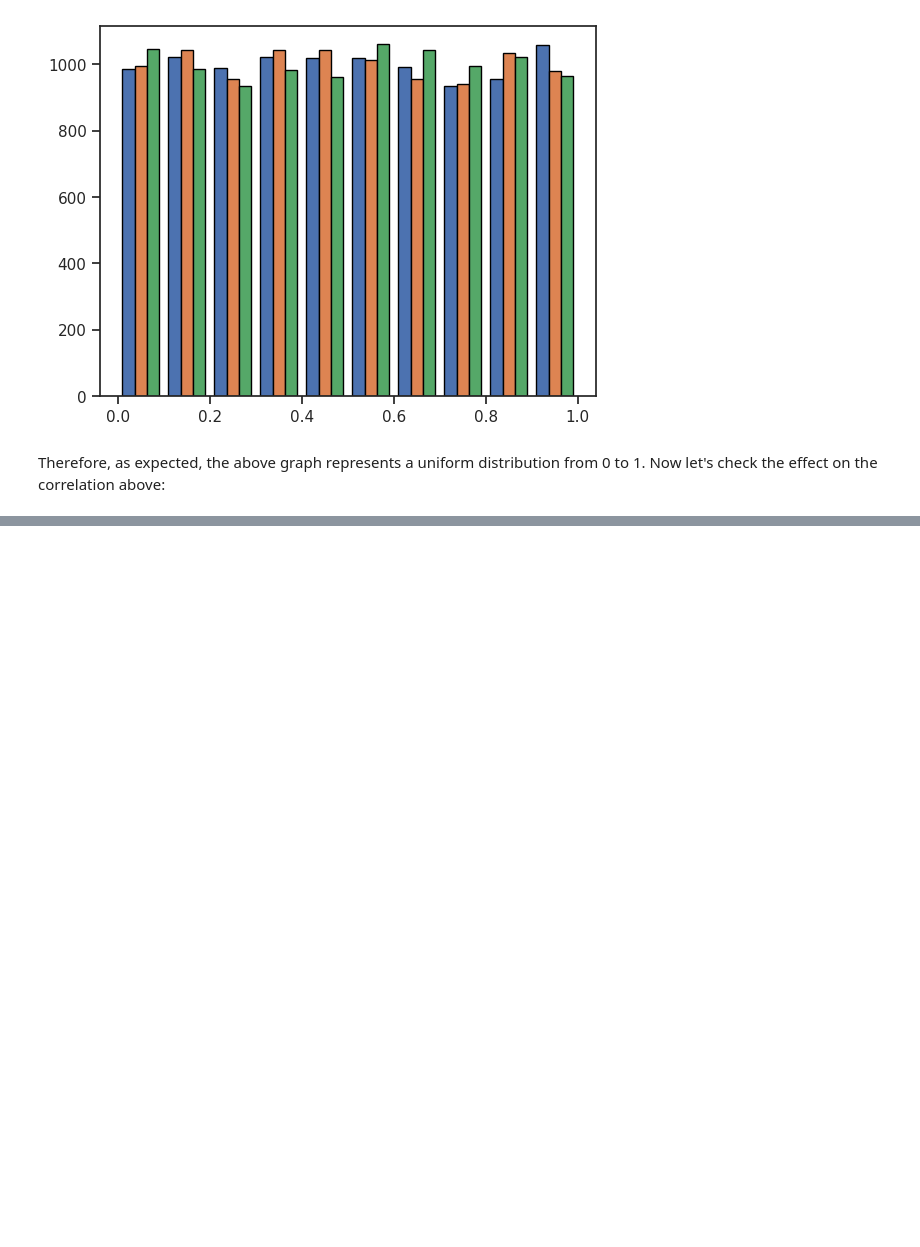
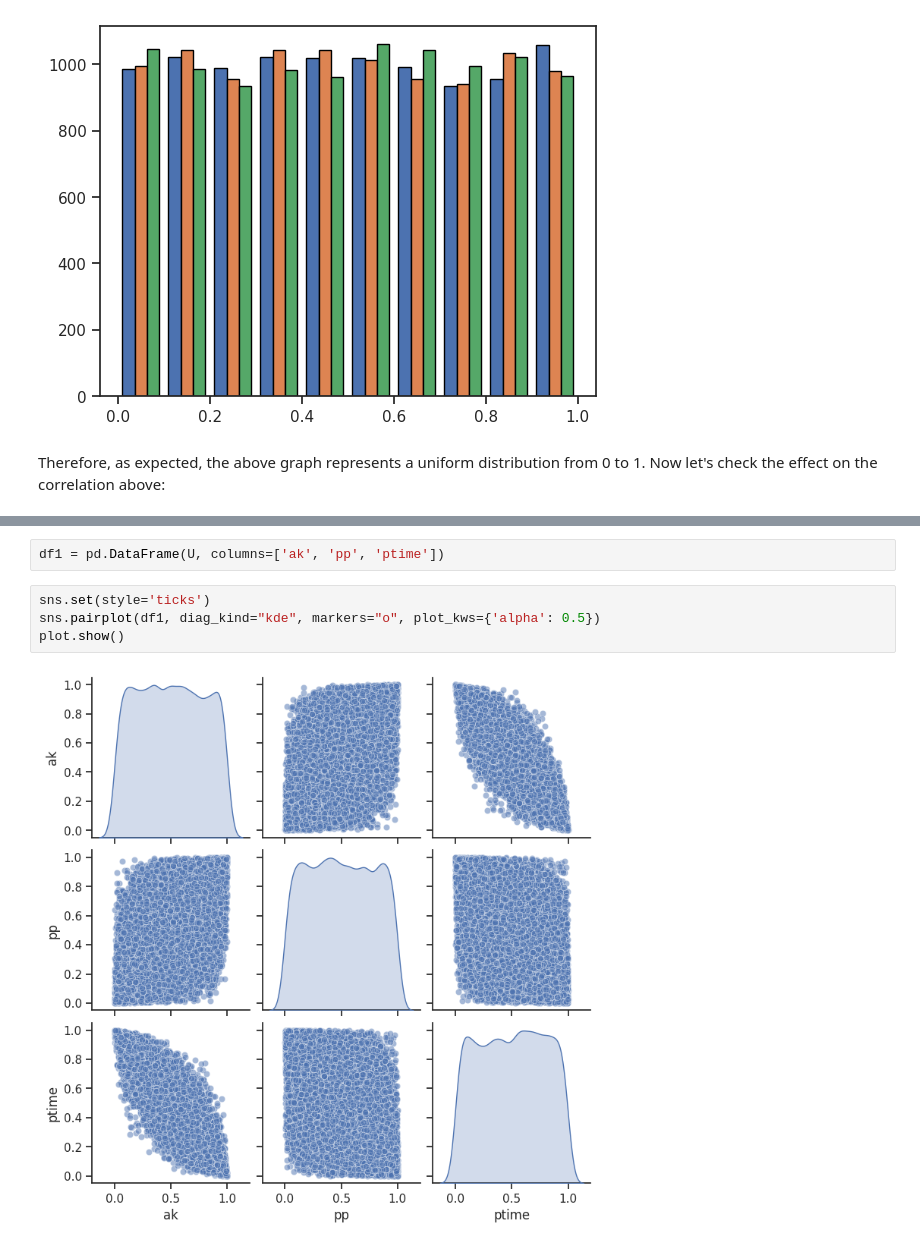
Before and after one commit to bananighosh/Fall-2023-NYU-AI, a Jupyter notebook: CS_GY661_AI_Probability_Assignment.ipynb, the cells around one changed output, grey strips where cells are left out. Drawn from its saved outputs; the diff is of its cells as text; blank space fills up the shorter version.

```diff
--- a/CS_GY661_AI_Probability_Assignment.ipynb
+++ b/CS_GY661_AI_Probability_Assignment.ipynb
@@ -95,0 +104,8 @@ Now let's check the effect on the correlation above:
+# %%
+df1 = pd.DataFrame(U, columns=['ak', 'pp', 'ptime'])
+# %%
+sns.set(style='ticks')
+sns.pairplot(df1, diag_kind="kde", markers="o", plot_kws={'alpha': 0.5})
+plot.show()
+# %% [output]
+[figure, added]
```
Also changed, not shown: parts of 2 cells of this notebook.
